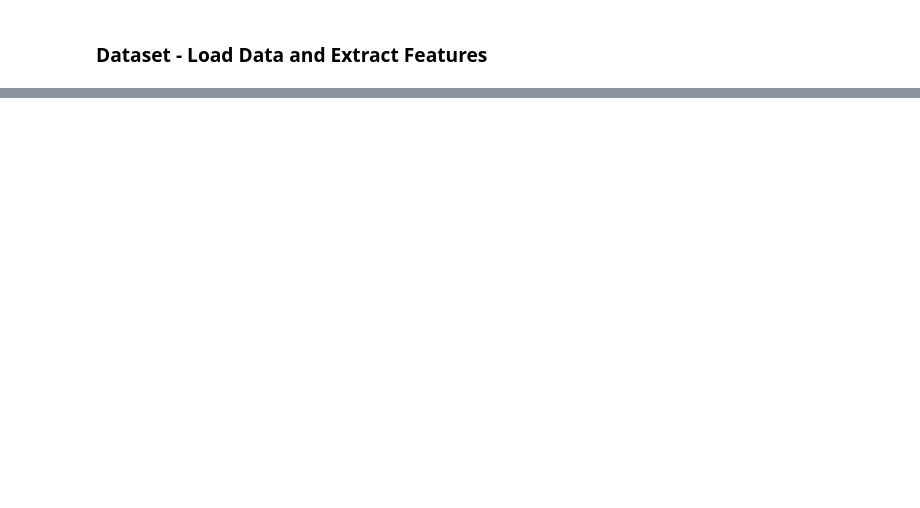
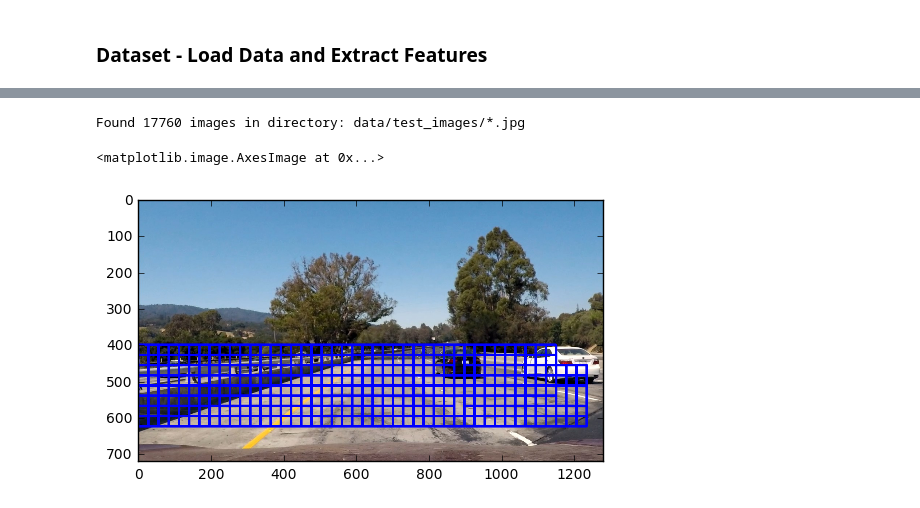
Before and after one commit to deanofthewebb/vehicle_detection_tracking_pipeline, a Jupyter notebook: vehicle-detection-setup.ipynb, the cells around one changed output, grey strips where cells are left out. Cells and saved outputs as stored; diff of their text form; code cells hidden in the pictures; blank space fills up the shorter version.

```diff
--- a/vehicle-detection-setup.ipynb
+++ b/vehicle-detection-setup.ipynb
@@ -191,0 +367,44 @@ Feature vector length: 3456
+# %%
+def get_hog_features(img, orient=HOG_ORIENTATIONS, pix_per_cell=HOG_PIXELS_PER_CELL,
+                     cell_per_block=HOG_CELLS_PER_BLOCK, vis=False, feature_vec=True):
+    # Call with two outputs if vis==True
+    if vis == True:
+        features, hog_image = hog(img, orientations=orient,
+                                  pixels_per_cell=(pix_per_cell, pix_per_cell),
+                                  cells_per_block=(cell_per_block, cell_per_block),
+                                  transform_sqrt=False,
+                                  visualise=vis, feature_vector=feature_vec)
+        return features, hog_image
+    # Otherwise call with one output
+    else:
+        features = hog(img, orientations=orient,
+                       pixels_per_cell=(pix_per_cell, pix_per_cell),
+                       cells_per_block=(cell_per_block, cell_per_block),
+                       transform_sqrt=False,
+                       visualise=vis, feature_vector=feature_vec)
+        return features
+# %%
+def bin_spatial(img, size=BIN_SPATIAL_SIZE):
+    color1 = cv2.resize(img[:,:,0], size).ravel()
+    color2 = cv2.resize(img[:,:,1], size).ravel()
+    color3 = cv2.resize(img[:,:,2], size).ravel()
+    spatial_feats = np.hstack((color1, color2, color3))
+    return spatial_feats
+# %%
+def color_hist(img, nbins=HIST_NBINS):    #bins_range=(0, 256)
+    # Compute the histogram of the color channels separately
+    channel1_hist = np.histogram(img[:,:,0], bins=nbins)
+    channel2_hist = np.histogram(img[:,:,1], bins=nbins)
+    channel3_hist = np.histogram(img[:,:,2], bins=nbins)
+    # Concatenate the histograms into a single feature vector
+    hist_features = np.concatenate((channel1_hist[0], channel2_hist[0], channel3_hist[0]))
+    return hist_features
+# %%
+# Try Scaling Windows on Test Images
+
+image_paths = glob.glob(testset_path, recursive=True)
+print('Found',len(images),'images in directory:', testset_path)
+
+img_path = image_paths[0]
+# %% [output]
+Found 17760 images in directory: data/test_images/*.jpg
@@ -191,0 +483,6 @@ Feature vector length: 3456
+# %%
+out_img = find_cars(img_path)
+plt.imshow(out_img)
+# %% [output]
+<matplotlib.image.AxesImage at 0x...>
+[figure, added]
```
Also changed, not shown: parts of 16 cells of this notebook, 15 other files.
